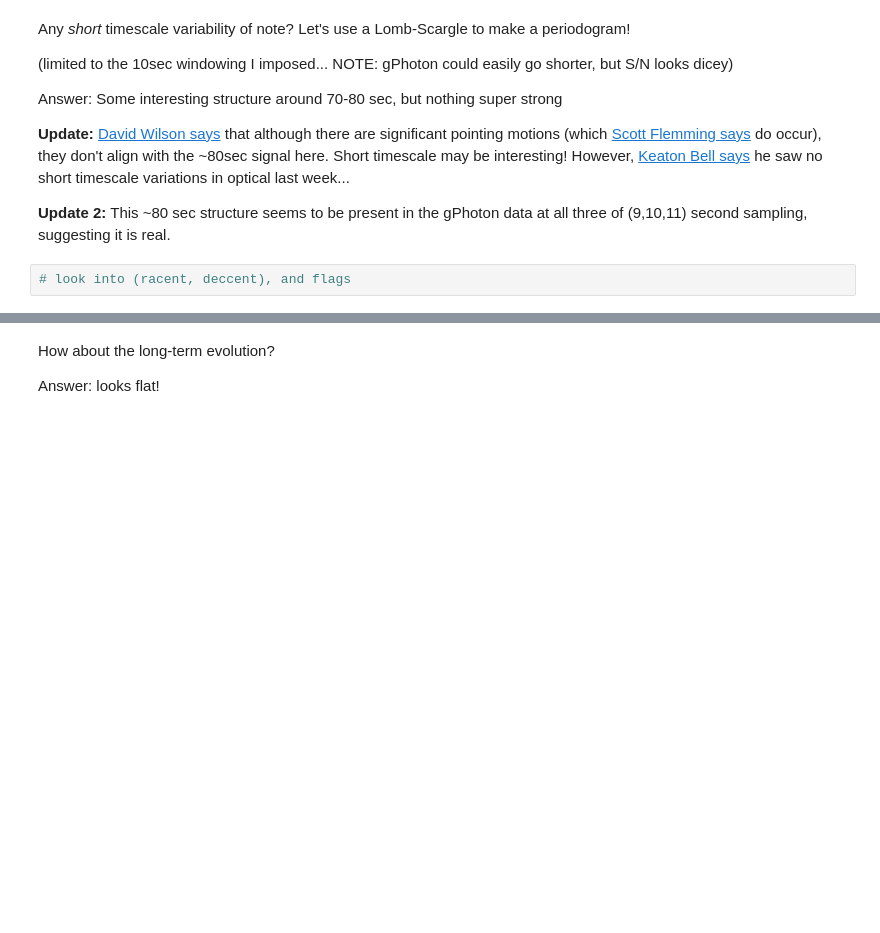
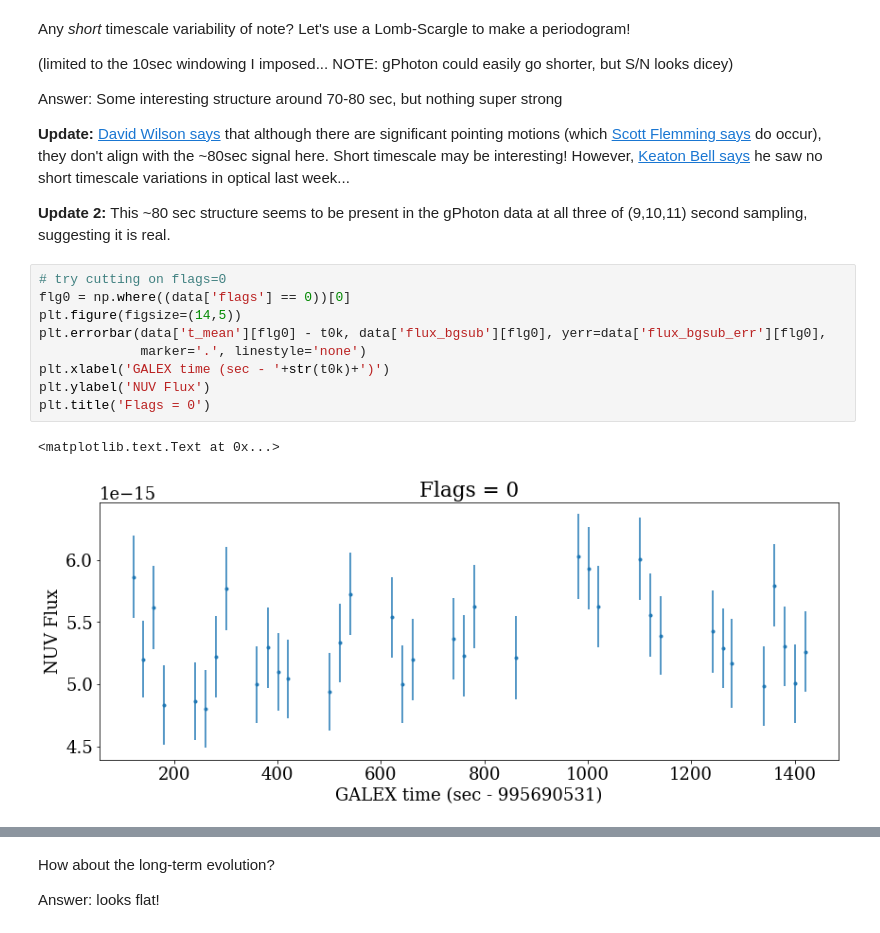
Before and after one commit to jradavenport/GALEX_Boyajian, a Jupyter notebook: explore.ipynb, the cells around one changed output, grey strips where cells are left out. Drawn from its saved outputs; the diff is of its cells as text; blank space fills up the shorter version.

```diff
--- a/explore.ipynb
+++ b/explore.ipynb
@@ -144,8 +143,18 @@ Answer: Some interesting structure around 70-80 sec, but nothing super strong
 **Update:** [David Wilson says](https://twitter.com/astrodave2/status/867495209537478656) that although there are significant pointing motions (which [Scott Flemming says](https://twitter.com/ScottWFleming/status/867473027709231104) do occur), they don't align with the ~80sec signal here. Short timescale may be interesting! However, [Keaton Bell says](https://twitter.com/astrokeat/status/867471075038433280) he saw no short timescale variations in optical last week...
 
 **Update 2:** This ~80 sec structure seems to be present in the gPhoton data at all three of (9,10,11) second sampling, suggesting it is real.
-# %%
-# look into (racent, deccent), and flags
+# %%
+# try cutting on flags=0
+flg0 = np.where((data['flags'] == 0))[0]
+plt.figure(figsize=(14,5))
+plt.errorbar(data['t_mean'][flg0] - t0k, data['flux_bgsub'][flg0], yerr=data['flux_bgsub_err'][flg0],
+             marker='.', linestyle='none')
+plt.xlabel('GALEX time (sec - '+str(t0k)+')')
+plt.ylabel('NUV Flux')
+plt.title('Flags = 0')
+# %% [output]
+<matplotlib.text.Text at 0x...>
+[figure, added]
 # %%
 minper = 10 # my windowing
 maxper = 10000
```
Also changed, not shown: parts of 7 cells of this notebook.
